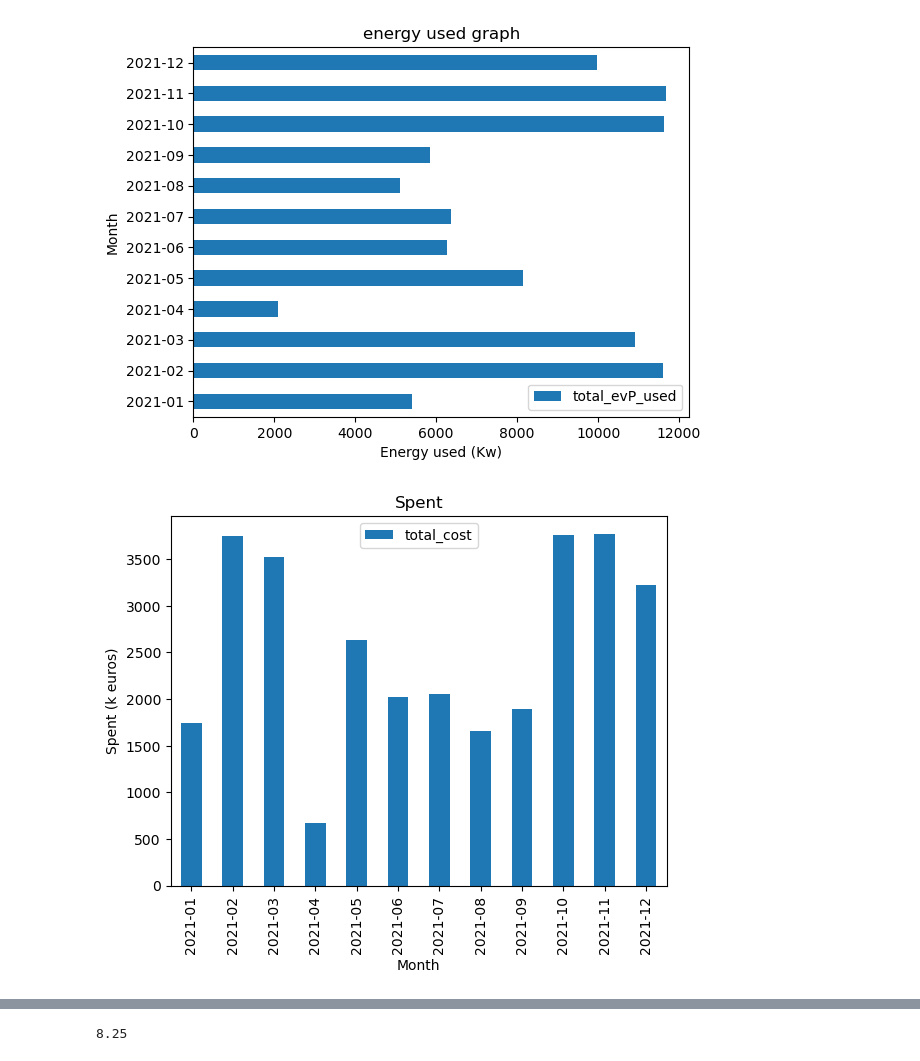
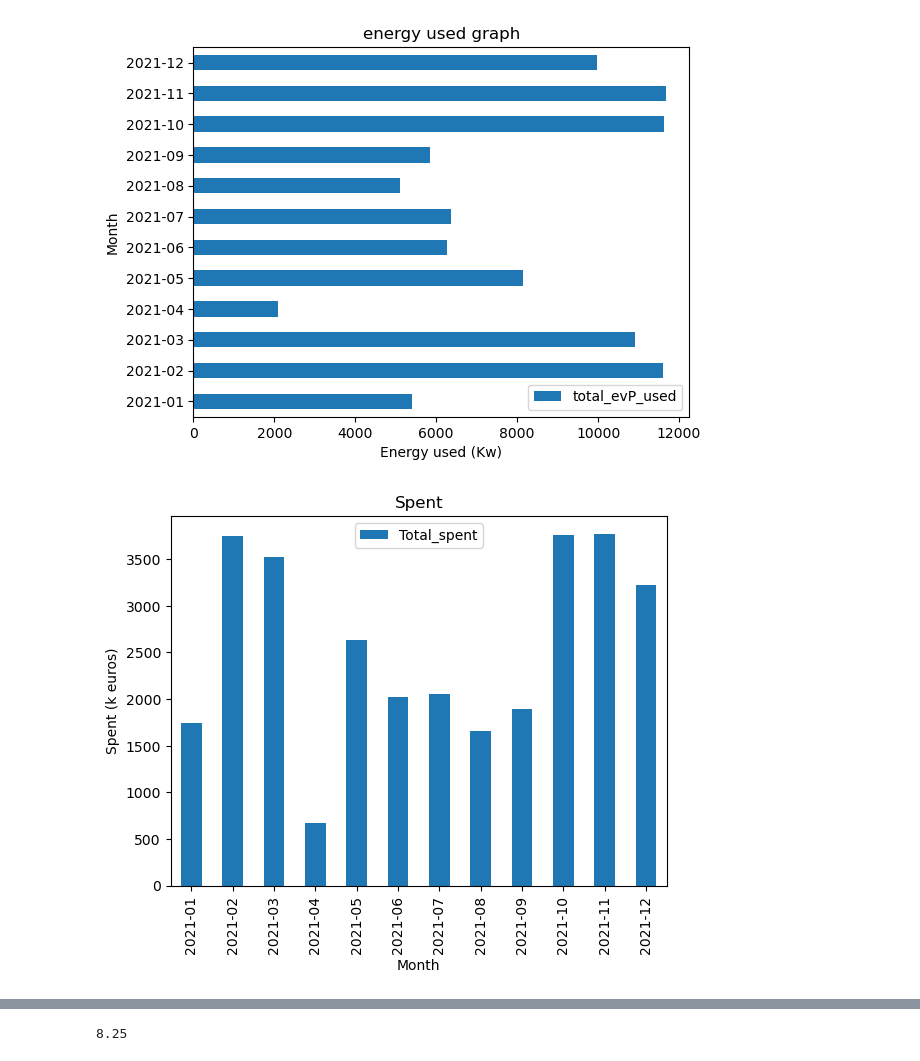
Before and after one commit to Benhyslop0/ee106-project, a Jupyter notebook: project work.ipynb, the cells around one changed output, grey strips where cells are left out. Drawn from its saved outputs; the diff is of its cells as text; code cells hidden in the pictures.

```diff
--- a/project work.ipynb
+++ b/project work.ipynb
@@ -29,39 +29,43 @@ days = overall_use.groupby(pd.PeriodIndex(overall_use['timestamps'], freq='D'))[
 #grouping data by months
 months = overall_use.groupby(pd.PeriodIndex(overall_use['timestamps'], freq = 'M'))[['total_evP_used','total_mains_used']].sum()
 
-#using kwh rate in germany to find total energy spent
-t = months.assign(total_cost=months['total_evP_used']*0.3234)
-
-#grouping data frame
-x = t.groupby(pd.PeriodIndex(t.index, freq = 'M'))[['total_evP_used','total_mains_used','total_cost']].sum()/1000
-d = overall_use.groupby(pd.PeriodIndex(overall_use['timestamps'], freq = 'M'))[['total_evP_used','total_mains_used']].sum()
 
 
 
 
+#using kwh rate in germany to find total energy spent
+Multiplying_by_hourly_rate = hours.assign(Total_spent=hours['total_evP_used']*0.3234)
+
+#grouping data frame
+
+temp = pd.PeriodIndex(Multiplying_by_hourly_rate.index, freq = 'M')
+Monthly_spent = Multiplying_by_hourly_rate.groupby(temp)[['Total_spent','total_evP_used','total_mains_used']].sum()
+
+#standard deviations
 sd_h = hours.std()
 
 sd_d = days.std()
 
 sd_m = months.std()
 
 #energy used graph
 
 (months['total_evP_used']/1000).plot(kind = 'barh')
 plt.title('energy used graph')
 plt.legend()
 plt.xlabel('Energy used (Kw)')
 plt.ylabel('Month')
 plt.show()
 
 
 #spendage graph
-x['total_cost'].plot(kind = 'bar')
+(Monthly_spent['Total_spent']/1000).plot(kind = 'bar')
+
 plt.title('Spent')
 plt.legend()
 plt.ylabel('Spent (k euros)')
 plt.xlabel('Month')
 plt.show()
 # %% [output]
 [figure]
-[figure, old version]
+[figure, new version]
```
Also changed, not shown: parts of 4 cells of this notebook.
